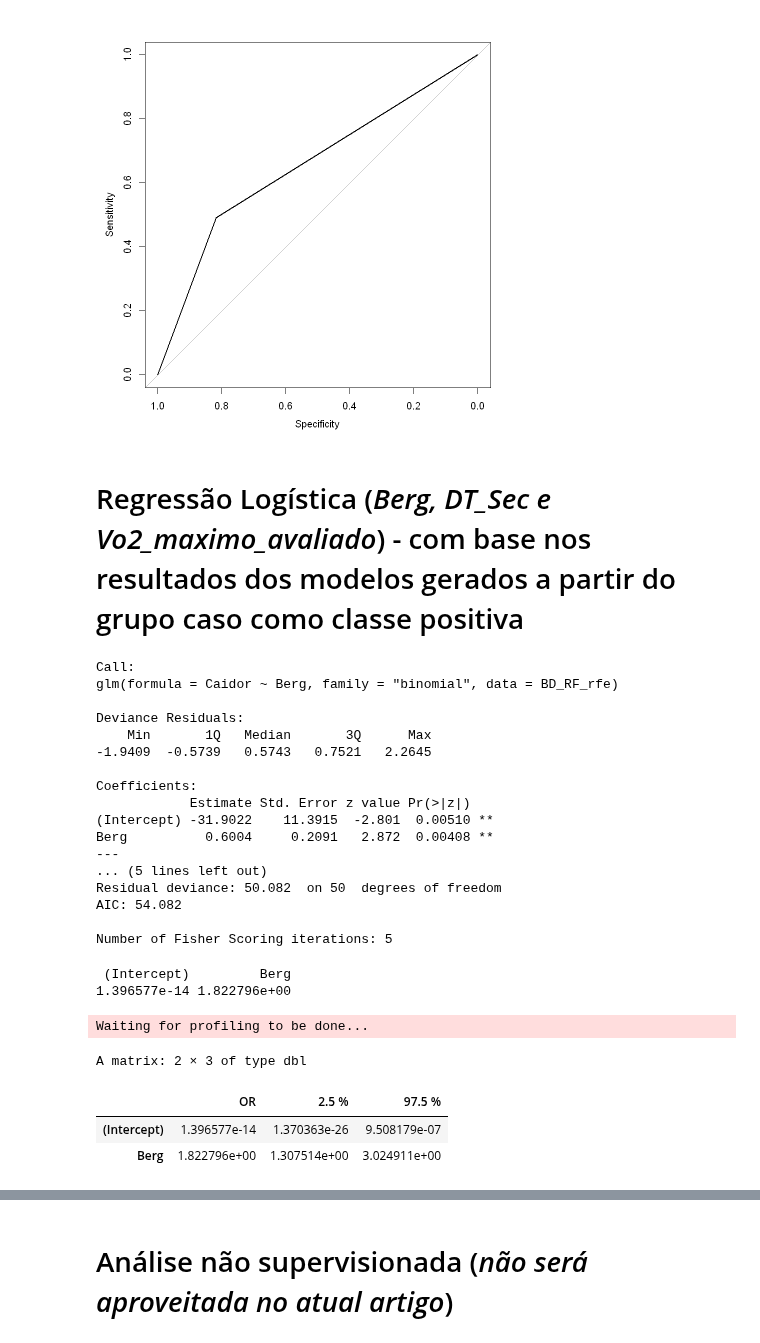
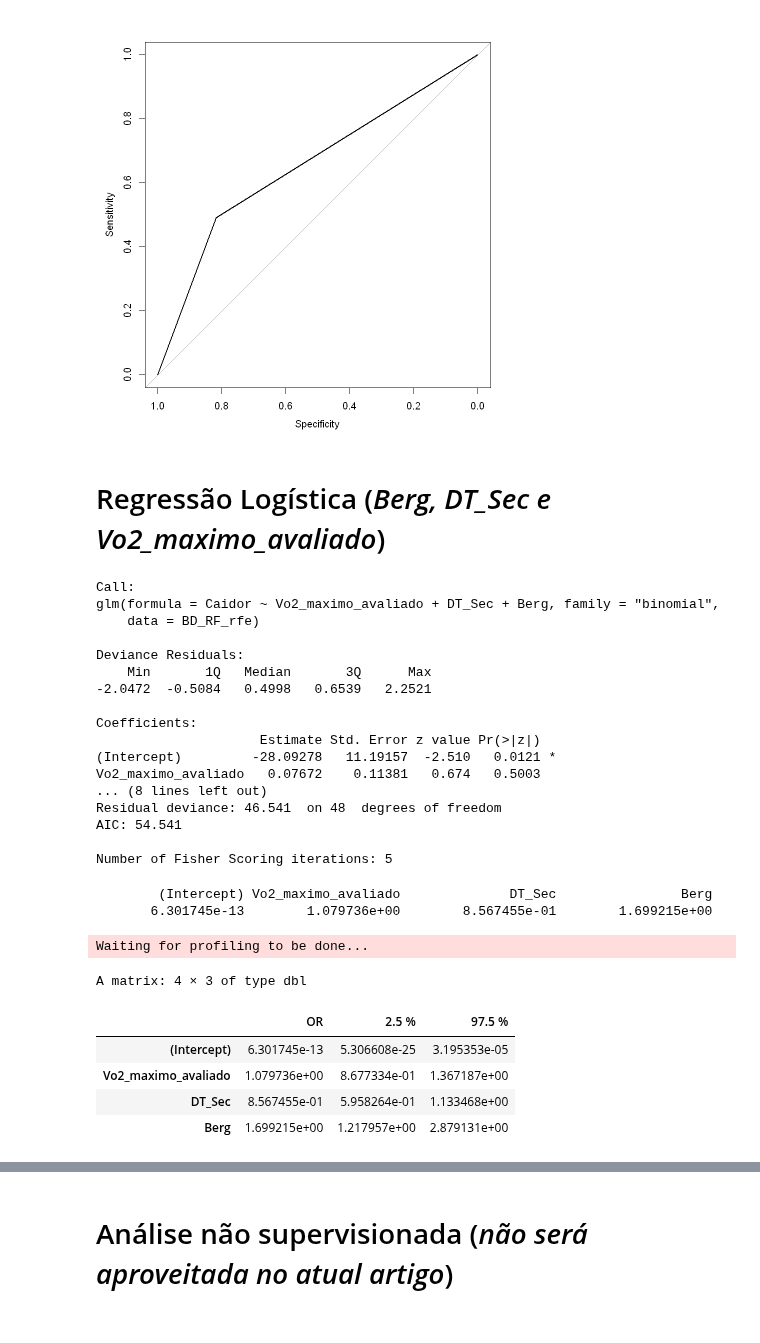
Before and after one commit to RenanBaltar/Analises_Heitor, a Jupyter notebook: Analise_Heitor_tese.ipynb, the cells around one changed output, grey strips where cells are left out. Cells and saved outputs as stored; diff of their text form; code cells hidden in the pictures.

```diff
--- a/Analise_Heitor_tese.ipynb
+++ b/Analise_Heitor_tese.ipynb
@@ -1398,38 +986,40 @@ AUC of roc1 AUC of roc2
   0.6810207   0.6547049
 [figure]
 # %% [markdown]
-# Regressão Logística (*Berg, DT_Sec e Vo2_maximo_avaliado*) - com base nos resultados dos modelos gerados a partir do grupo caso como classe positiva
+# Regressão Logística (*Berg, DT_Sec e Vo2_maximo_avaliado*)
 # %%
 set.seed(321)
-logistic_model<- glm(Caidor ~ Berg,data=BD_RF_rfe, family = 'binomial')
+logistic_model<- glm(Caidor ~ Vo2_maximo_avaliado+DT_Sec+Berg,data=BD_RF_rfe, family = 'binomial')
 summary(logistic_model)
 #Razão de chances
 OR<- exp(coef(logistic_model))
 OR
 #Intervalo de confiança
 exp(cbind(OR=coef(logistic_model), confint(logistic_model)))
 # %% [output]
 Call:
-glm(formula = Caidor ~ Berg, family = "binomial", data = BD_RF_rfe)
+glm(formula = Caidor ~ Vo2_maximo_avaliado + DT_Sec + Berg, family = "binomial",
+    data = BD_RF_rfe)
 
 Deviance Residuals:
     Min       1Q   Median       3Q      Max
--1.9409  -0.5739   0.5743   0.7521   2.2645
+-2.0472  -0.5084   0.4998   0.6539   2.2521
 
 Coefficients:
-            Estimate Std. Error z value Pr(>|z|)
-(Intercept) -31.9022    11.3915  -2.801  0.00510 **
-Berg          0.6004     0.2091   2.872  0.00408 **
----
-... (5 lines left out)
-Residual deviance: 50.082  on 50  degrees of freedom
-AIC: 54.082
+                     Estimate Std. Error z value Pr(>|z|)
+(Intercept)         -28.09278   11.19157  -2.510   0.0121 *
+Vo2_maximo_avaliado   0.07672    0.11381   0.674   0.5003
+... (8 lines left out)
+Residual deviance: 46.541  on 48  degrees of freedom
+AIC: 54.541
 
 Number of Fisher Scoring iterations: 5
- (Intercept)         Berg
-1.396577e-14 1.822796e+00
+        (Intercept) Vo2_maximo_avaliado              DT_Sec                Berg
+       6.301745e-13        1.079736e+00        8.567455e-01        1.699215e+00
 Waiting for profiling to be done...
-A matrix: 2 × 3 of type dbl
+A matrix: 4 × 3 of type dbl
 |  | OR | 2.5 % | 97.5 % |
-| (Intercept) | 1.396577e-14 | 1.370363e-26 | 9.508179e-07 |
-| Berg | 1.822796e+00 | 1.307514e+00 | 3.024911e+00 |
+| (Intercept) | 6.301745e-13 | 5.306608e-25 | 3.195353e-05 |
+| Vo2_maximo_avaliado | 1.079736e+00 | 8.677334e-01 | 1.367187e+00 |
+| DT_Sec | 8.567455e-01 | 5.958264e-01 | 1.133468e+00 |
+| Berg | 1.699215e+00 | 1.217957e+00 | 2.879131e+00 |
```
Also changed, not shown: parts of 25 cells of this notebook.
